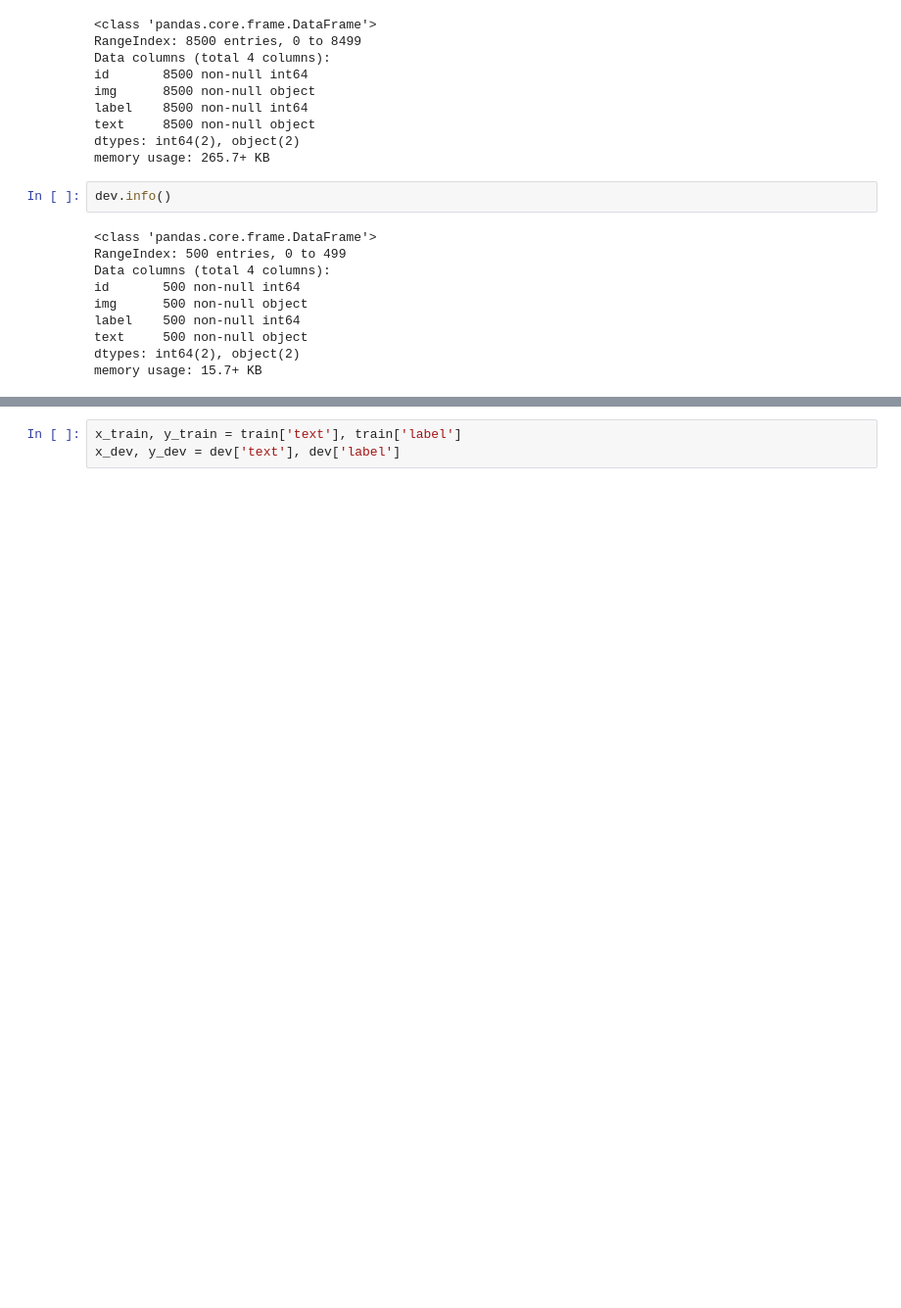
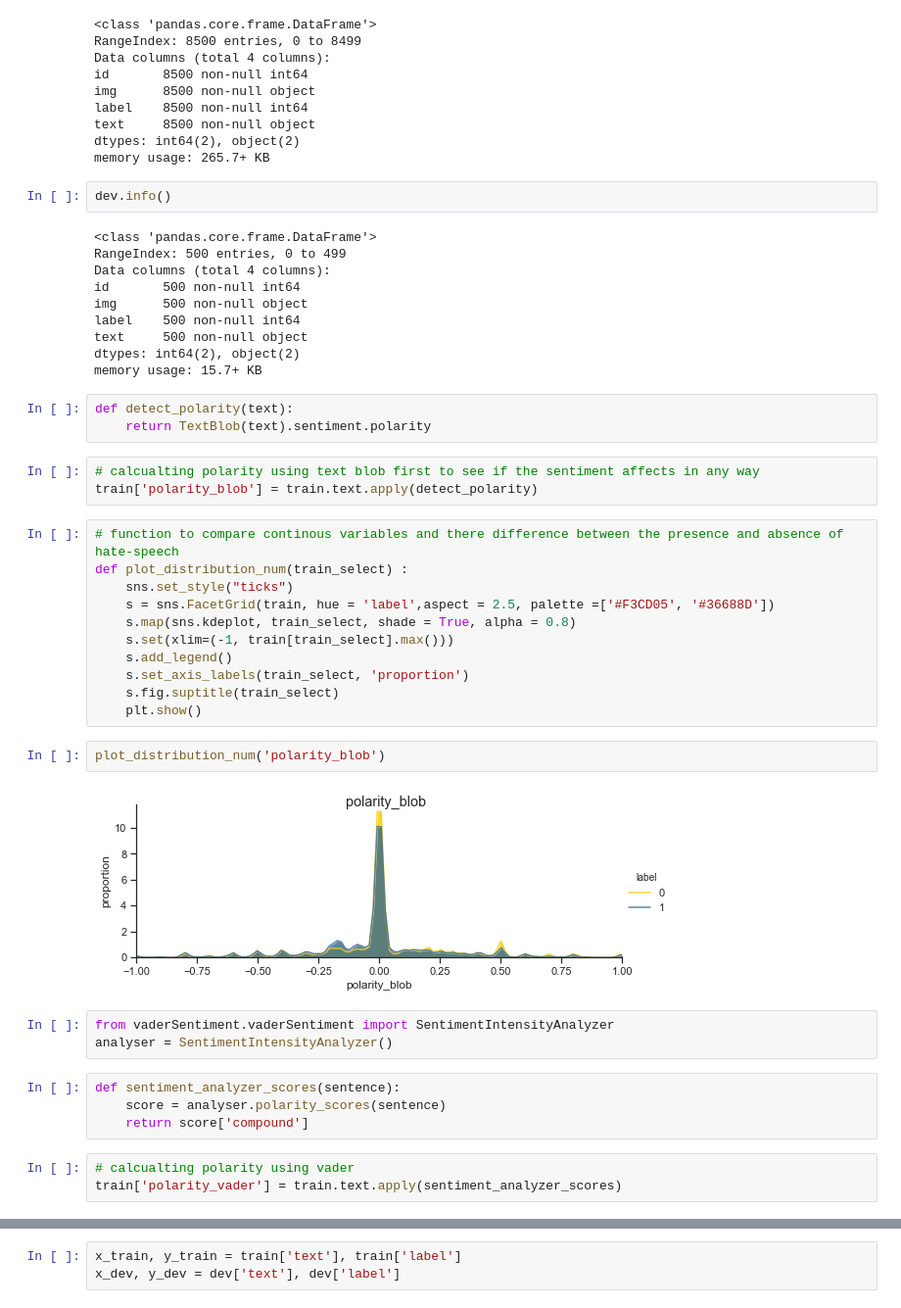
Before and after one commit to MaxFrancoJJ/hateful_memes_algo, a Jupyter notebook: Hate_speech1.0.ipynb, the cells around one changed output, grey strips where cells are left out. Shown: that part at 98% size. Saved outputs shown, nothing was run; the diff lists cells and outputs as text; blank space fills up the shorter version.

Commit message:
Update Hate_speech1.0.ipynb
Added the visualisation for polarities calculated using text blob and vader.

```diff
--- a/Hate_speech1.0.ipynb
+++ b/Hate_speech1.0.ipynb
@@ -64,3 +64,34 @@ label    500 non-null int64
 text     500 non-null object
 dtypes: int64(2), object(2)
 memory usage: 15.7+ KB
+# %%
+def detect_polarity(text):
+    return TextBlob(text).sentiment.polarity
+# %%
+# calcualting polarity using text blob first to see if the sentiment affects in any way
+train['polarity_blob'] = train.text.apply(detect_polarity)
+# %%
+# function to compare continous variables and there difference between the presence and absence of hate-speech
+def plot_distribution_num(train_select) :
+    sns.set_style("ticks")
+    s = sns.FacetGrid(train, hue = 'label',aspect = 2.5, palette =['#F3CD05', '#36688D'])
+    s.map(sns.kdeplot, train_select, shade = True, alpha = 0.8)
+    s.set(xlim=(-1, train[train_select].max()))
+    s.add_legend()
+    s.set_axis_labels(train_select, 'proportion')
+    s.fig.suptitle(train_select)
+    plt.show()
+# %%
+plot_distribution_num('polarity_blob')
+# %% [output]
+[figure, added]
+# %%
+from vaderSentiment.vaderSentiment import SentimentIntensityAnalyzer
+analyser = SentimentIntensityAnalyzer()
+# %%
+def sentiment_analyzer_scores(sentence):
+    score = analyser.polarity_scores(sentence)
+    return score['compound']
+# %%
+# calcualting polarity using vader
+train['polarity_vader'] = train.text.apply(sentiment_analyzer_scores)
```
Also changed, not shown: parts of 11 cells of this notebook.
